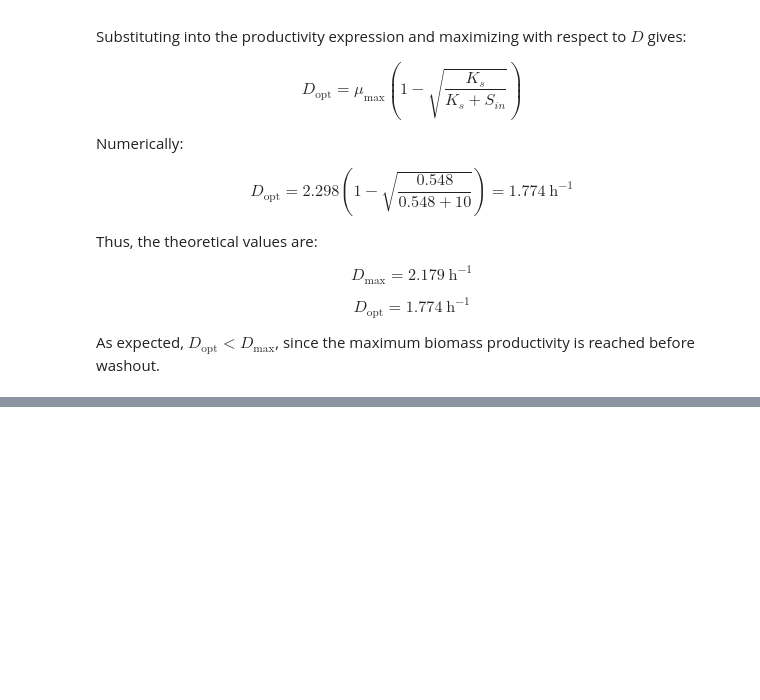
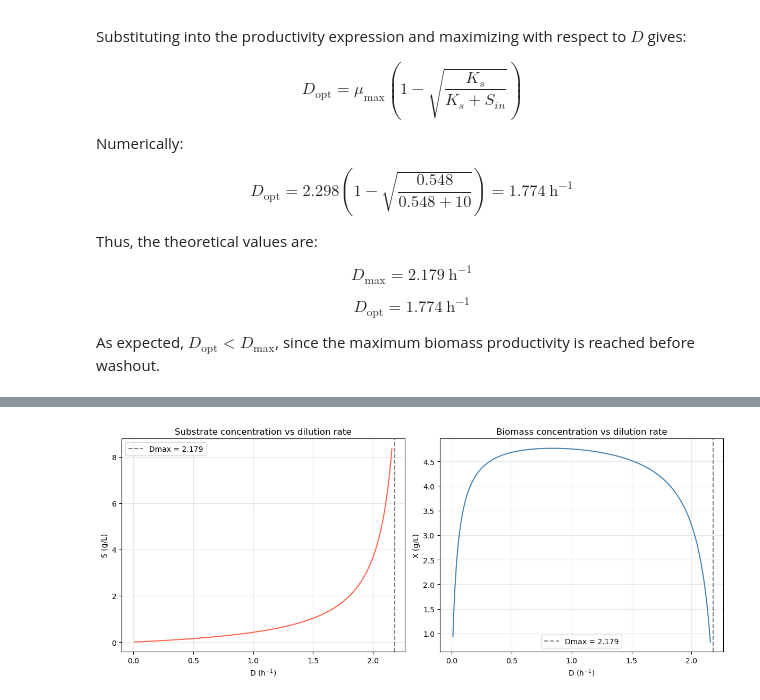
Before and after one commit to vicollari/bioreactor_simulation, a Jupyter notebook: bioreactor_simulation/project2/exercise4.ipynb, the cells around one changed output, grey strips where cells are left out. Cells and saved outputs as stored; diff of their text form; code cells hidden in the pictures; blank space fills up the shorter version.

```diff
--- a/bioreactor_simulation/project2/exercise4.ipynb
+++ b/bioreactor_simulation/project2/exercise4.ipynb
@@ -360,0 +388,44 @@ As expected, $D_{\mathrm{opt}} < D_{\max}$, since the maximum biomass productivi
+# %%
+import numpy as np
+import matplotlib.pyplot as plt
+
+
+mu_max = 2.298
+Ks = 0.548
+Yxs = 0.5185
+m = 0.0872
+S_in = 10.0
+
+D_max = mu_max * S_in / (Ks + S_in)
+
+D_range = np.linspace(0.01, 0.99 * D_max, 500)
+
+S_model = (D_range * Ks) / (mu_max - D_range)
+
+X_model = D_range * (S_in - S_model) / (D_range / Yxs + m)
+
+X_model[X_model < 0] = np.nan
+S_model[S_model < 0] = np.nan
+
+fig, axes = plt.subplots(1, 2, figsize=(12, 5))
+
+axes[0].plot(D_range, S_model, color="tomato")
+axes[0].axvline(D_max, color="grey", linestyle="--", label=f"Dmax = {D_max:.3f}")
+axes[0].set_xlabel("D (h$^{-1}$)")
+axes[0].set_ylabel("S (g/L)")
+axes[0].set_title("Substrate concentration vs dilution rate")
+axes[0].grid(True, alpha=0.3)
+axes[0].legend()
+
+axes[1].plot(D_range, X_model, color="steelblue")
+axes[1].axvline(D_max, color="grey", linestyle="--", label=f"Dmax = {D_max:.3f}")
+axes[1].set_xlabel("D (h$^{-1}$)")
+axes[1].set_ylabel("X (g/L)")
+axes[1].set_title("Biomass concentration vs dilution rate")
+axes[1].grid(True, alpha=0.3)
+axes[1].legend()
+
+plt.tight_layout()
+plt.show()
+# %% [output]
+[figure, added]
```
Also changed, not shown: parts of 11 cells of this notebook, 3 other files.
